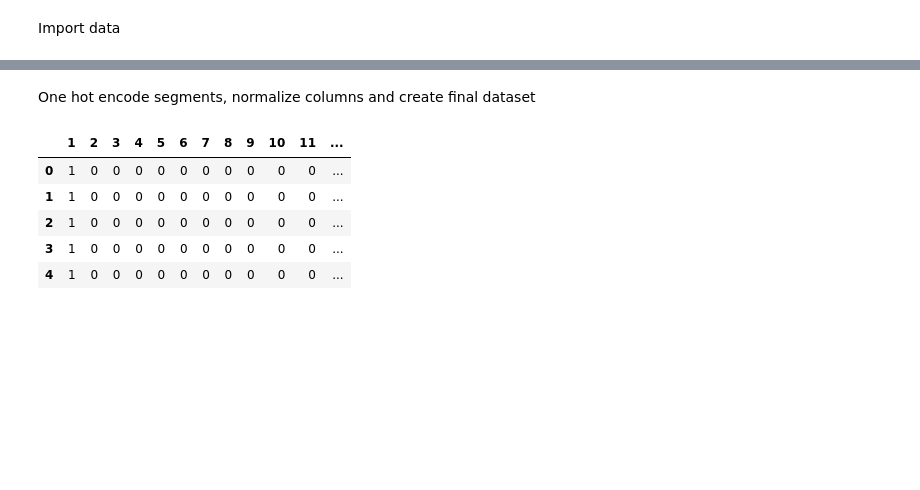
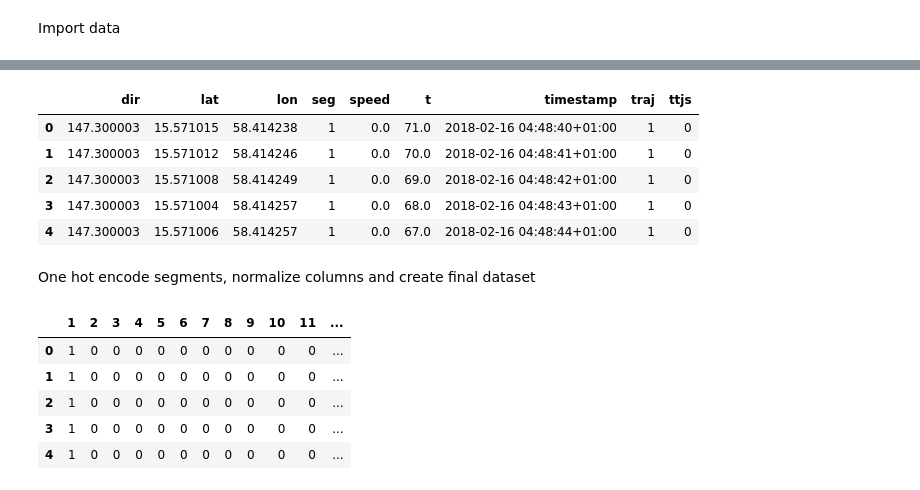
Before and after one commit to M20190649/TDDE19-bus-arrival-time, a Jupyter notebook: ANN/Model 2v2 - all data all features with sequence of test data.ipynb, the cells around one changed output, grey strips where cells are left out. Drawn from its saved outputs; the diff is of its cells as text; code cells hidden in the pictures; blank space fills up the shorter version.

```diff
--- a/ANN/Model 2v2 - all data all features with sequence of test data.ipynb
+++ b/ANN/Model 2v2 - all data all features with sequence of test data.ipynb
@@ -39,3 +30,12 @@ Import data
+# %%
+df.head()
+# %% [output]
+|  | dir | lat | lon | seg | speed | t | timestamp | traj | ttjs |
+| 0 | 147.300003 | 15.571015 | 58.414238 | 1 | 0.0 | 71.0 | 2018-02-16 04:48:40+01:00 | 1 | 0 |
+| 1 | 147.300003 | 15.571012 | 58.414246 | 1 | 0.0 | 70.0 | 2018-02-16 04:48:41+01:00 | 1 | 0 |
+| 2 | 147.300003 | 15.571008 | 58.414249 | 1 | 0.0 | 69.0 | 2018-02-16 04:48:42+01:00 | 1 | 0 |
+| 3 | 147.300003 | 15.571004 | 58.414257 | 1 | 0.0 | 68.0 | 2018-02-16 04:48:43+01:00 | 1 | 0 |
+| 4 | 147.300003 | 15.571006 | 58.414257 | 1 | 0.0 | 67.0 | 2018-02-16 04:48:44+01:00 | 1 | 0 |
 # %% [markdown]
 One hot encode segments, normalize columns and create final dataset
 # %%
```
Also changed, not shown: parts of 15 cells of this notebook, 4 other files.
